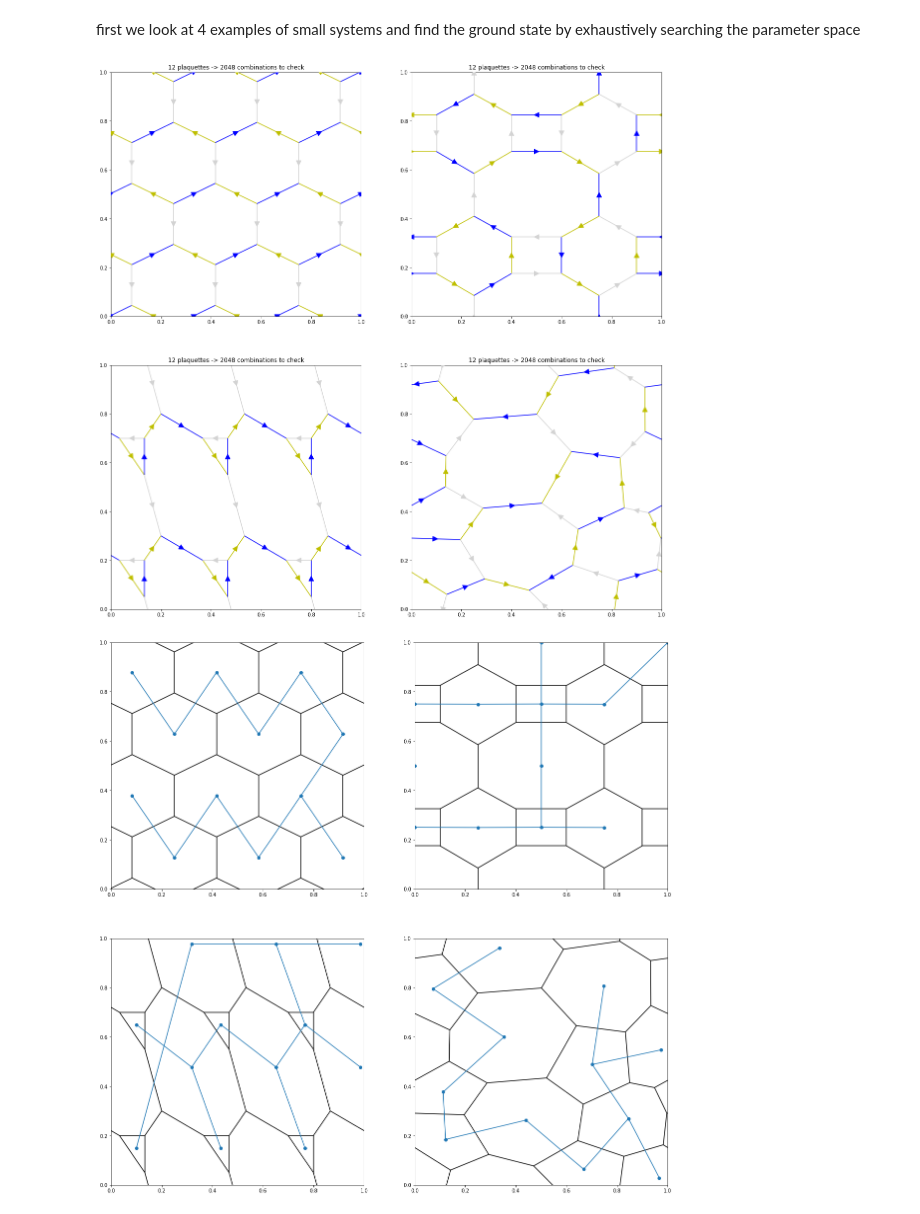
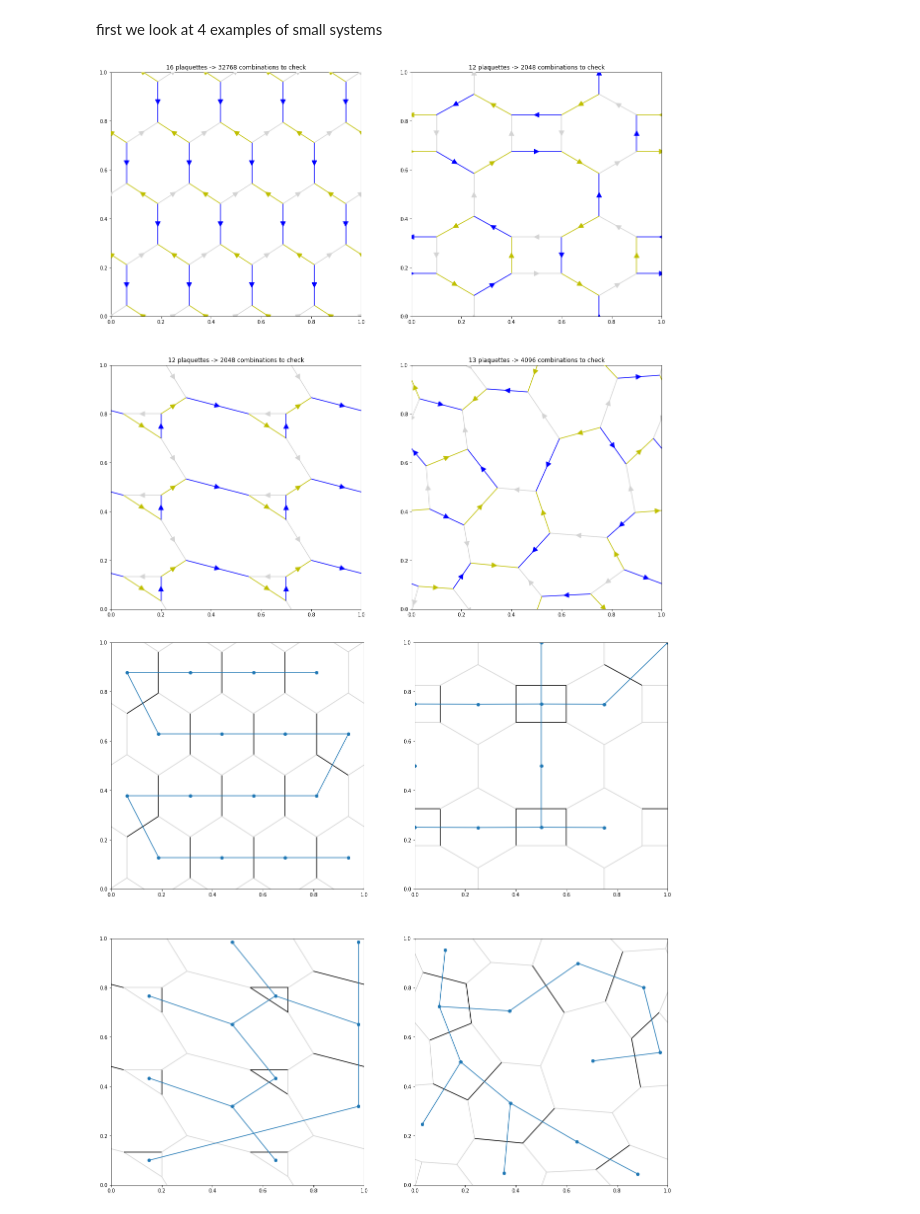
Before and after one commit to Imperial-CMTH/koala, a Jupyter notebook: tutorial_notebooks/groundstate_finding.ipynb, the cells around one changed output. Saved outputs shown, nothing was run; the diff lists cells and outputs as text; code cells hidden in the pictures.

```diff
--- a/tutorial_notebooks/groundstate_finding.ipynb
+++ b/tutorial_notebooks/groundstate_finding.ipynb
@@ -13,13 +14,13 @@ from koala.plotting import plot_lattice, peru_friendly_colour_scheme
 # %% [markdown]
-first we look at 4 examples of small systems and find the ground state by exhaustively searching the parameter space
+first we look at 4 examples of small systems
 # %%
 
-honeycomb = generate_honeycomb(3,True)
+honeycomb = generate_honeycomb(4,True)
 
 hex_squre_oct = generate_hex_square_oct(2)
 hso_colouring = color_lattice(hex_squre_oct)
 
-three_nine = generate_tri_non([3,2], True)
+three_nine = generate_tri_non([2,3], True)
 
 points = generate_bluenoise(30,4,4)
 amorphous = generate_lattice(points)
@@ -51,37 +52,41 @@ for n,lattice in enumerate(lattice_systems):
     plot_lattice(lattice, ax= ax, edge_labels=colourings[n], edge_color_scheme= colour_scheme, edge_arrows = True)
     ax.set_title(f'{lattice.n_plaquettes} plaquettes -> {2**(lattice.n_plaquettes-1)} combinations to check')
 # %% [output]
-[figure, old version]
+[figure, new version]
 # %%
 from koala.graph_utils import plaquette_spaning_tree
 from matplotlib.collections import LineCollection
 
 spanning_trees = [plaquette_spaning_tree(lat) for lat in lattice_systems]
 
 fig, axes = plt.subplots(2, plot_sides, figsize = (20,10*plot_sides))
 
 
 for n, lattice in enumerate(lattice_systems):
     ax = axes.flatten()[n]
     edges_in_tree = spanning_trees[n]
-    plot_lattice(lattice, ax= ax)
+
+    highlight_colouring = np.zeros(lattice.n_edges, dtype = 'int')
+    highlight_colouring[edges_in_tree] = 1
+    plot_lattice(lattice, ax= ax, edge_labels=highlight_colouring, edge_color_scheme=['lightgrey', 'k'])
+
     centers = np.array([p.center for p in lattice.plaquettes])
     ax.scatter(centers[:,0], centers[:,1])
 
     lines = np.zeros((len(edges_in_tree), 2, 2))
 
     for n,edge in enumerate(edges_in_tree):
         plaquettes = lattice.edges.adjacent_plaquettes[edge]
         centre = np.zeros((2,2))
         centre[0,:] = lattice.plaquettes[plaquettes[0]].center
         centre[1,:] = lattice.plaquettes[plaquettes[1]].center
         lines[n] = centre
 
 
     lc = LineCollection(lines)
     ax.add_collection(lc)
 # %% [output]
-[figure, old version]
+[figure, new version]
 # %%
 from koala.lattice import Lattice
 
```
Also changed, not shown: parts of 12 cells of this notebook.
